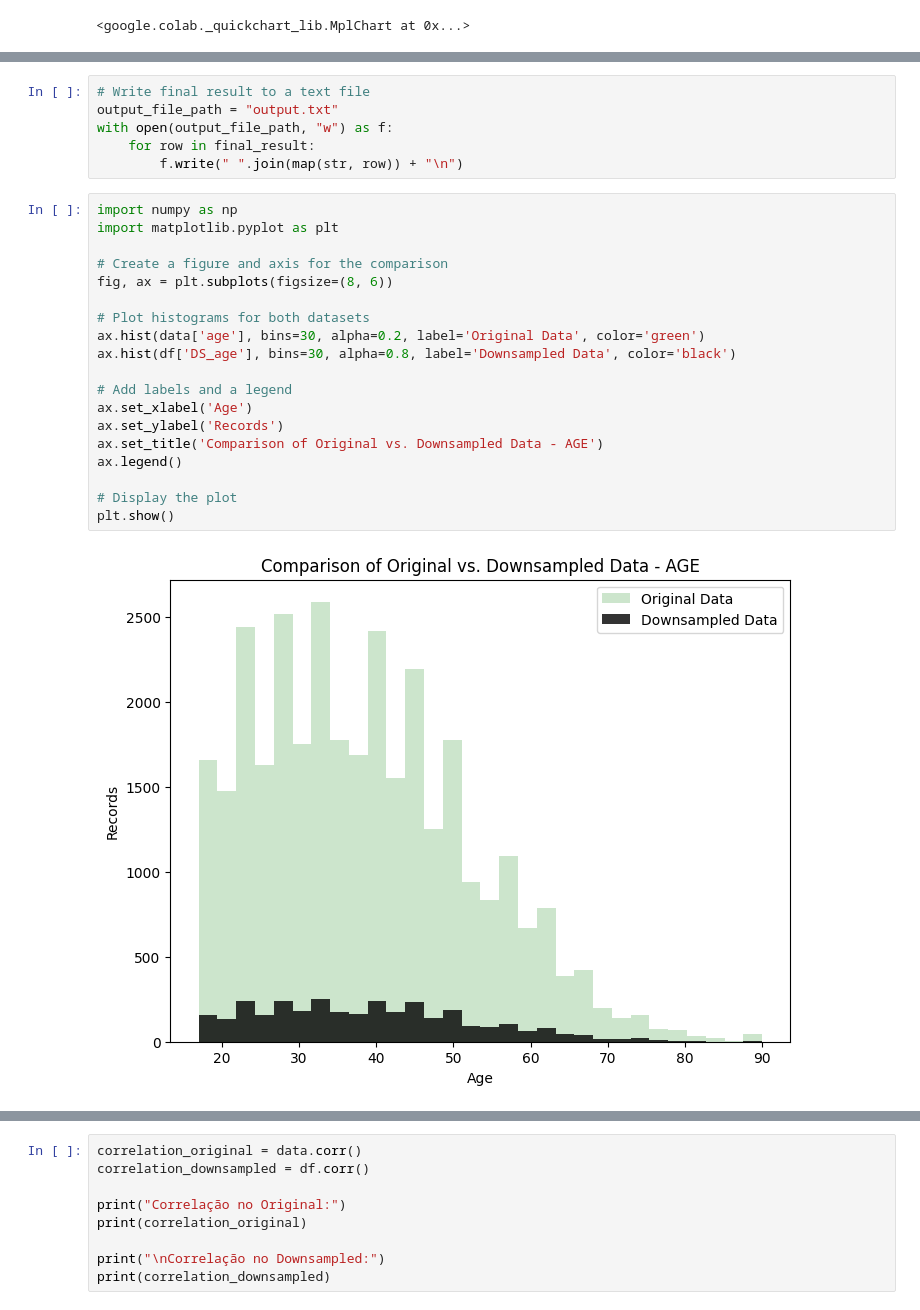
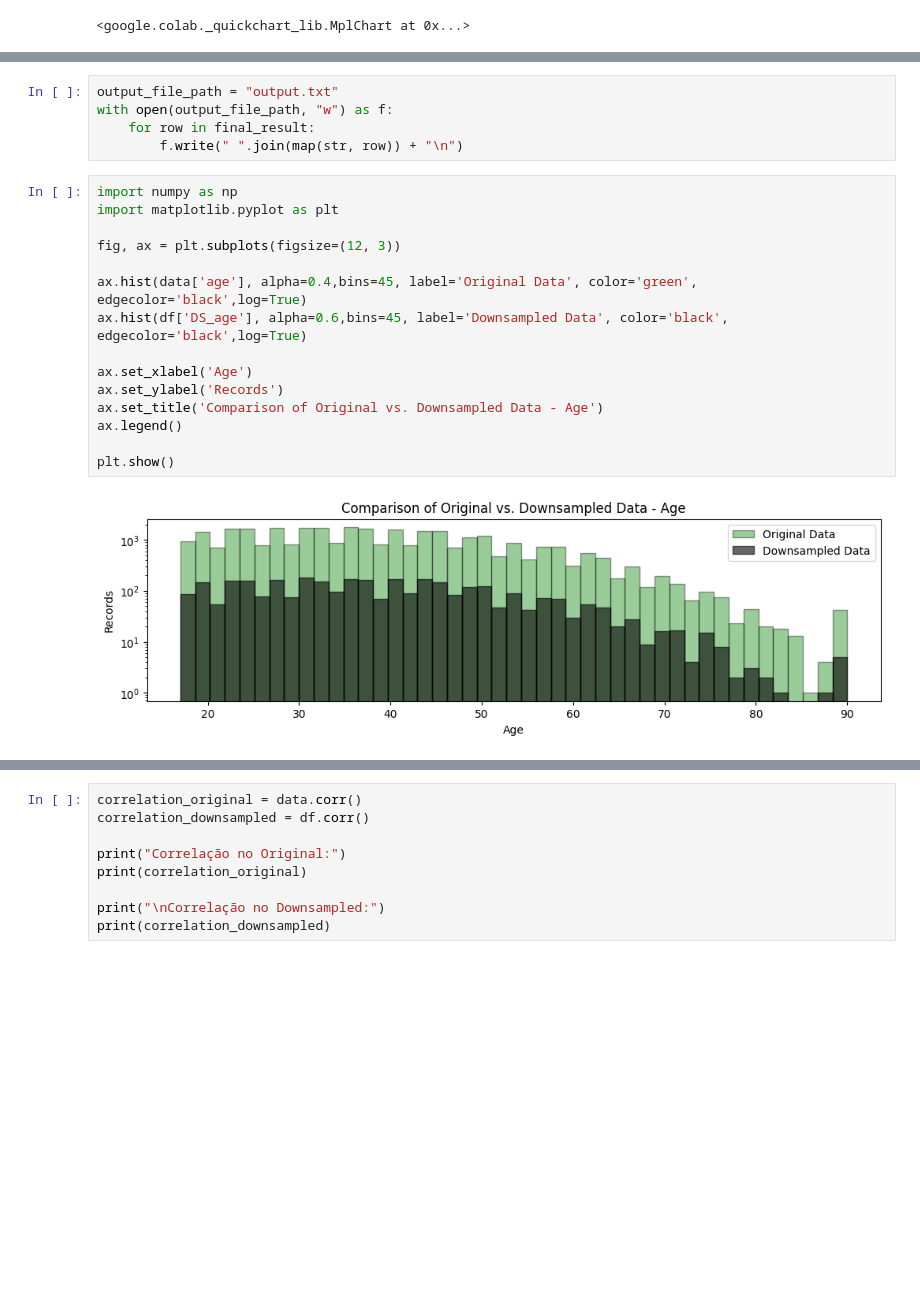
Before and after one commit to AgeuLong/Downsample_Coresets, a Jupyter notebook: Downsample.ipynb, the cells around one changed output, grey strips where cells are left out. Cells and saved outputs as stored; diff of their text form; blank space fills up the shorter version.

```diff
--- a/Downsample.ipynb
+++ b/Downsample.ipynb
@@ -381,7 +377,6 @@ fig.show()
 # %% [output]
 [interactive output not drawn]
 # %%
-# Write final result to a text file
 output_file_path = "output.txt"
 with open(output_file_path, "w") as f:
     for row in final_result:
@@ -389,21 +384,17 @@ with open(output_file_path, "w") as f:
 # %%
 import numpy as np
 import matplotlib.pyplot as plt
 
-# Create a figure and axis for the comparison
-fig, ax = plt.subplots(figsize=(8, 6))
+fig, ax = plt.subplots(figsize=(12, 3))
 
-# Plot histograms for both datasets
-ax.hist(data['age'], bins=30, alpha=0.2, label='Original Data', color='green')
-ax.hist(df['DS_age'], bins=30, alpha=0.8, label='Downsampled Data', color='black')
+ax.hist(data['age'], alpha=0.4,bins=45, label='Original Data', color='green', edgecolor='black',log=True)
+ax.hist(df['DS_age'], alpha=0.6,bins=45, label='Downsampled Data', color='black', edgecolor='black',log=True)
 
-# Add labels and a legend
 ax.set_xlabel('Age')
 ax.set_ylabel('Records')
-ax.set_title('Comparison of Original vs. Downsampled Data - AGE')
+ax.set_title('Comparison of Original vs. Downsampled Data - Age')
 ax.legend()
 
-# Display the plot
 plt.show()
 # %% [output]
-[figure, old version]
+[figure, new version]
```
Also changed, not shown: parts of 30 cells of this notebook.
